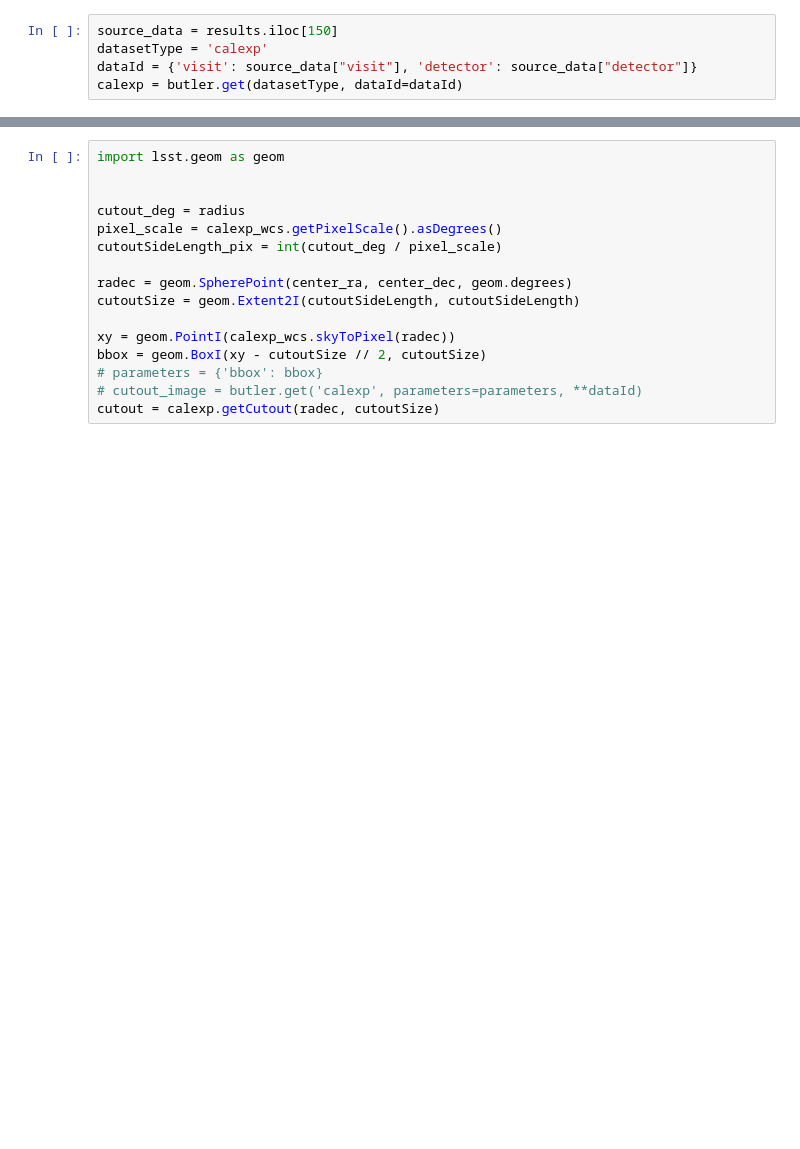
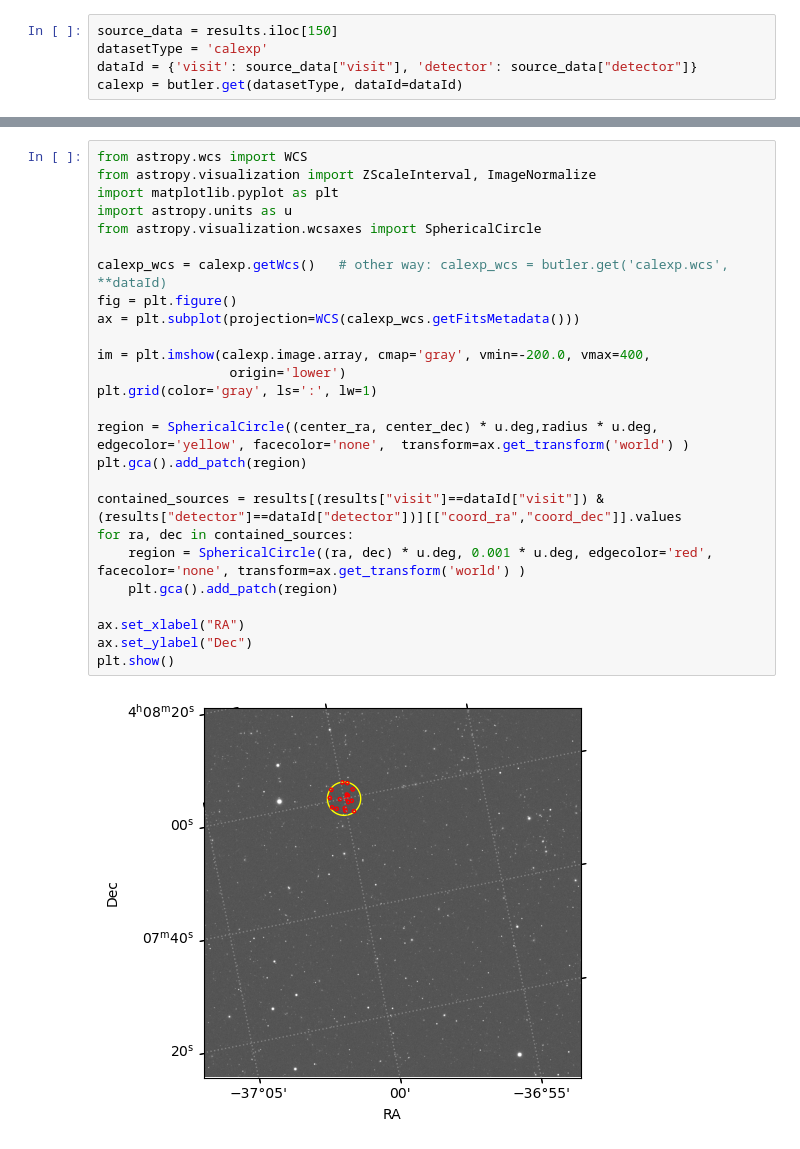
Before and after one commit to nowokaren/ulens_lsst, a Jupyter notebook: docs/tutorials/tutorial_RSP.ipynb, the cells around one changed output, grey strips where cells are left out. Cells and saved outputs as stored; diff of their text form; blank space fills up the shorter version.

```diff
--- a/docs/tutorials/tutorial_RSP.ipynb
+++ b/docs/tutorials/tutorial_RSP.ipynb
@@ -391,19 +328,31 @@ plt.show()
-# %%
-import lsst.geom as geom
-
-
-cutout_deg = radius
-pixel_scale = calexp_wcs.getPixelScale().asDegrees()
-cutoutSideLength_pix = int(cutout_deg / pixel_scale)
-
-radec = geom.SpherePoint(center_ra, center_dec, geom.degrees)
-cutoutSize = geom.Extent2I(cutoutSideLength, cutoutSideLength)
-
-xy = geom.PointI(calexp_wcs.skyToPixel(radec))
-bbox = geom.BoxI(xy - cutoutSize // 2, cutoutSize)
-# parameters = {'bbox': bbox}
-# cutout_image = butler.get('calexp', parameters=parameters, **dataId)
-cutout = calexp.getCutout(radec, cutoutSize)
+# %%
+from astropy.wcs import WCS
+from astropy.visualization import ZScaleInterval, ImageNormalize
+import matplotlib.pyplot as plt
+import astropy.units as u
+from astropy.visualization.wcsaxes import SphericalCircle
+
+calexp_wcs = calexp.getWcs()   # other way: calexp_wcs = butler.get('calexp.wcs', **dataId)
+fig = plt.figure()
+ax = plt.subplot(projection=WCS(calexp_wcs.getFitsMetadata()))
+
+im = plt.imshow(calexp.image.array, cmap='gray', vmin=-200.0, vmax=400,
+                 origin='lower')
+plt.grid(color='gray', ls=':', lw=1)
+
+region = SphericalCircle((center_ra, center_dec) * u.deg,radius * u.deg, edgecolor='yellow', facecolor='none',  transform=ax.get_transform('world') )
+plt.gca().add_patch(region)
+
+contained_sources = results[(results["visit"]==dataId["visit"]) & (results["detector"]==dataId["detector"])][["coord_ra","coord_dec"]].values
+for ra, dec in contained_sources:
+    region = SphericalCircle((ra, dec) * u.deg, 0.001 * u.deg, edgecolor='red', facecolor='none', transform=ax.get_transform('world') )
+    plt.gca().add_patch(region)
+
+ax.set_xlabel("RA")
+ax.set_ylabel("Dec")
+plt.show()
+# %% [output]
+[figure, added]
 # %%
 import lsst.geom as geom
 
```
Also changed, not shown: parts of 23 cells of this notebook.
